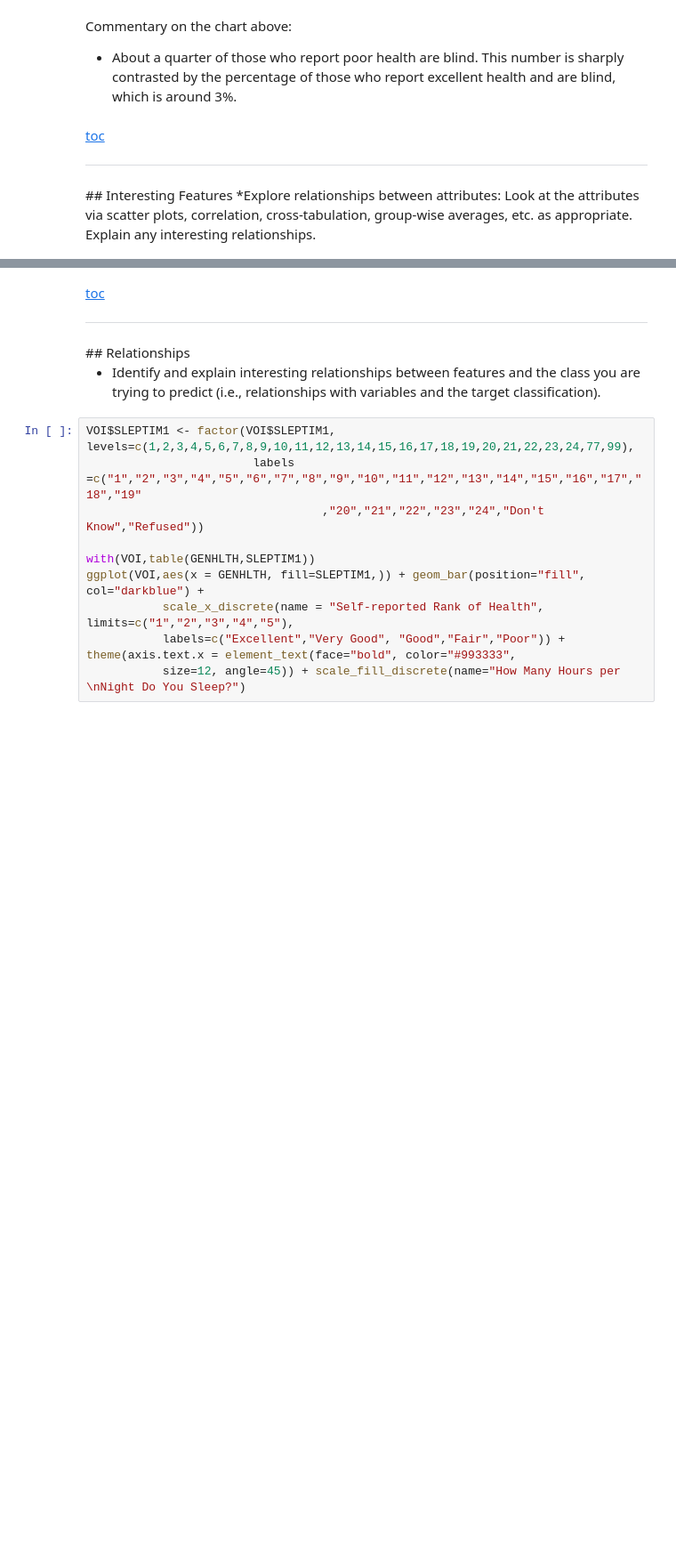
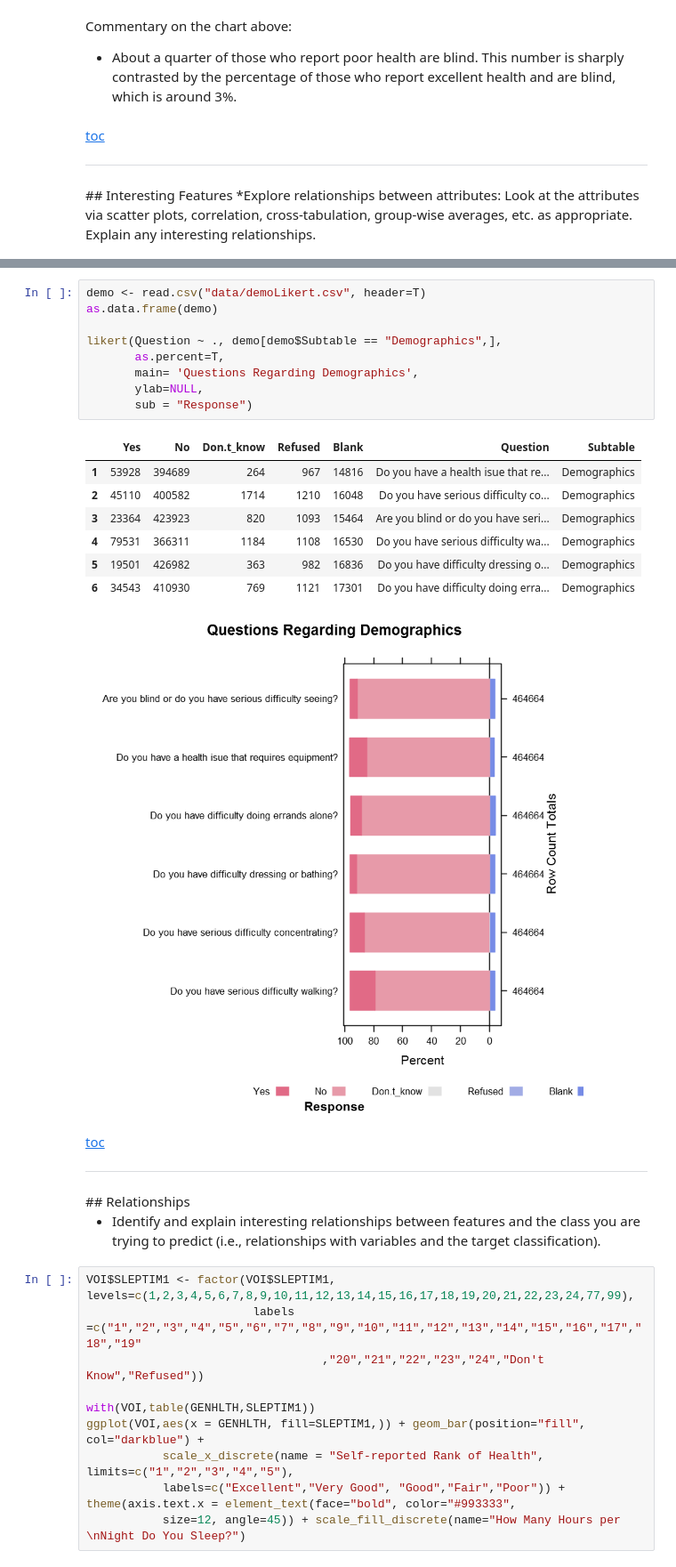
Before and after one commit to RahnL/DataScience-SMU, a Jupyter notebook: DataMining/DataMining-Lab1.ipynb, the cells around one changed output, grey strips where cells are left out. Shown: that part at 89% size. Saved outputs shown, nothing was run; the diff lists cells and outputs as text; blank space fills up the shorter version.

```diff
--- a/DataMining/DataMining-Lab1.ipynb
+++ b/DataMining/DataMining-Lab1.ipynb
@@ -513,3 +578,21 @@ Commentary on the chart above:
+# %%
+demo <- read.csv("data/demoLikert.csv", header=T)
+as.data.frame(demo)
+
+likert(Question ~ ., demo[demo$Subtable == "Demographics",],
+       as.percent=T,
+       main= 'Questions Regarding Demographics',
+       ylab=NULL,
+       sub = "Response")
+# %% [output]
+|  | Yes | No | Don.t_know | Refused | Blank | Question | Subtable |
+| 1 | 53928 | 394689 | 264 | 967 | 14816 | Do you have a health isue that re... | Demographics |
+| 2 | 45110 | 400582 | 1714 | 1210 | 16048 | Do you have serious difficulty co... | Demographics |
+| 3 | 23364 | 423923 | 820 | 1093 | 15464 | Are you blind or do you have seri... | Demographics |
+| 4 | 79531 | 366311 | 1184 | 1108 | 16530 | Do you have serious difficulty wa... | Demographics |
+| 5 | 19501 | 426982 | 363 | 982 | 16836 | Do you have difficulty dressing o... | Demographics |
+| 6 | 34543 | 410930 | 769 | 1121 | 17301 | Do you have difficulty doing erra... | Demographics |
+[figure, added]
 # %% [markdown]
 [toc](#Table-Of-Contents)
 <hr>
```
Also changed, not shown: parts of 7 cells of this notebook.
